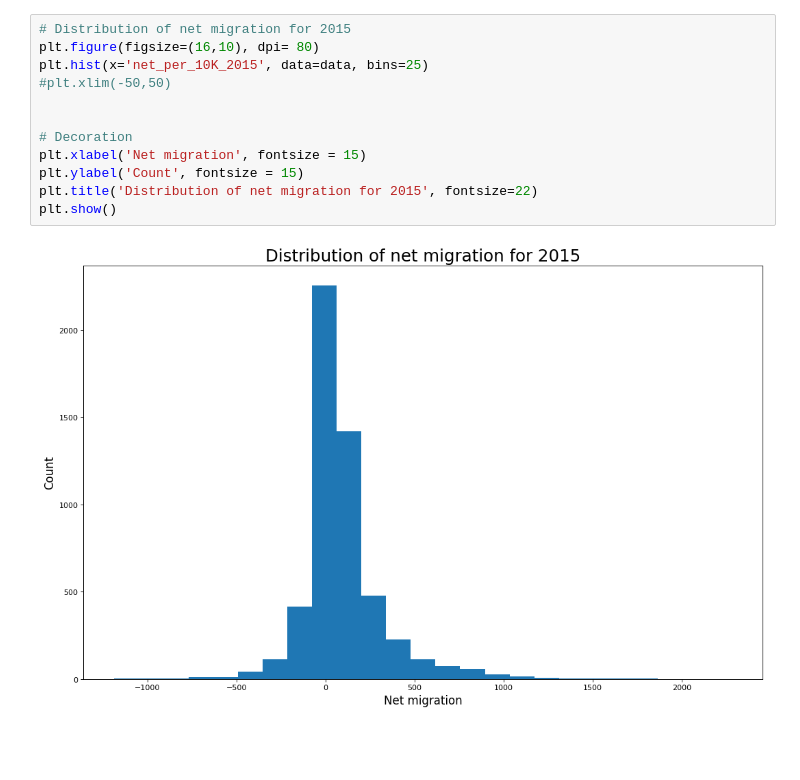
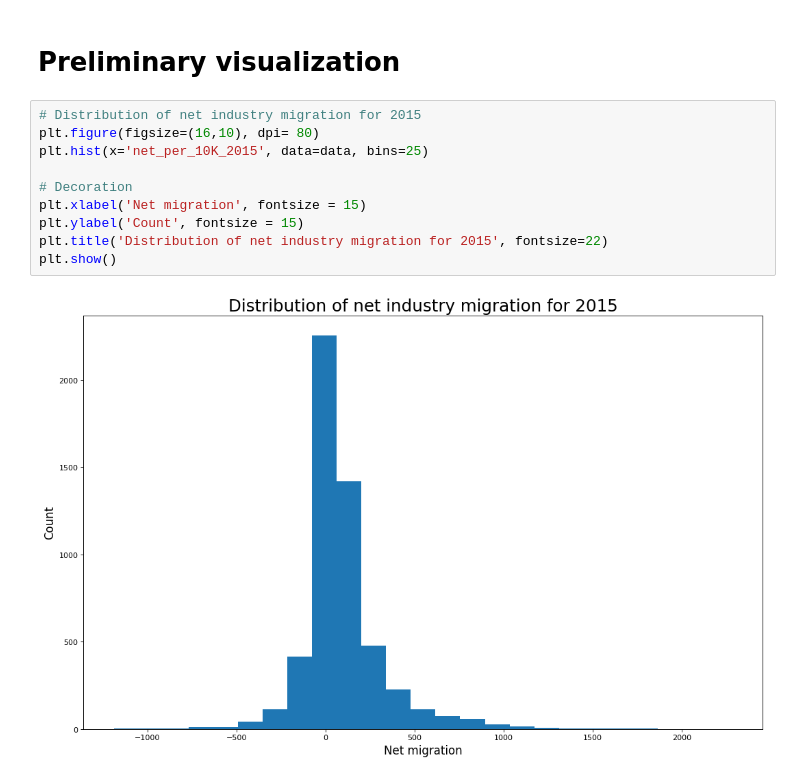
Before and after one commit to pdesai27/DAB-103, a Jupyter notebook: IndustryMigration.ipynb, the cells around one changed output. Drawn from its saved outputs; the diff is of its cells as text; blank space fills up the shorter version.

```diff
--- a/IndustryMigration.ipynb
+++ b/IndustryMigration.ipynb
@@ -101,14 +138,14 @@ data.describe(include='all')
+# %% [markdown]
+# Preliminary visualization
 # %%
-# Distribution of net migration for 2015
+# Distribution of net industry migration for 2015
 plt.figure(figsize=(16,10), dpi= 80)
 plt.hist(x='net_per_10K_2015', data=data, bins=25)
-#plt.xlim(-50,50)
-
 
 # Decoration
 plt.xlabel('Net migration', fontsize = 15)
 plt.ylabel('Count', fontsize = 15)
-plt.title('Distribution of net migration for 2015', fontsize=22)
+plt.title('Distribution of net industry migration for 2015', fontsize=22)
 plt.show()
 # %% [output]
-[figure, old version]
+[figure, new version]
```
Also changed, not shown: parts of 21 cells of this notebook.
